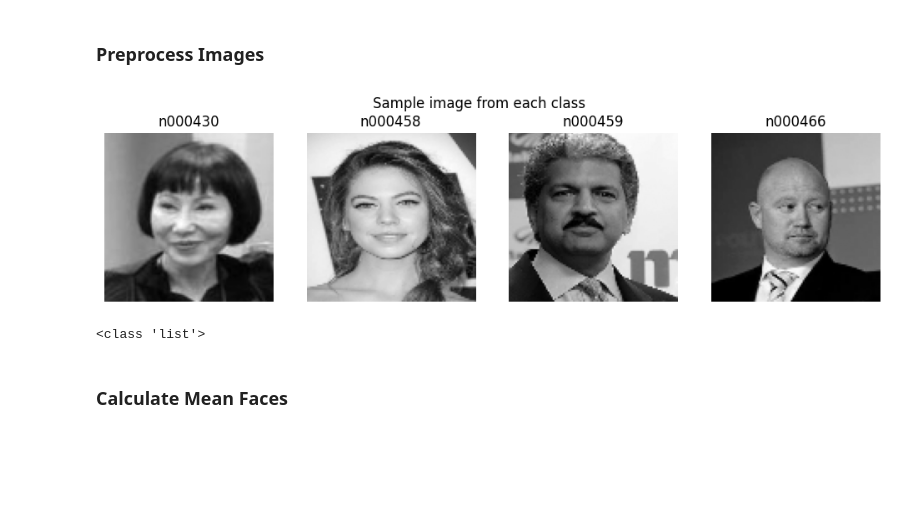
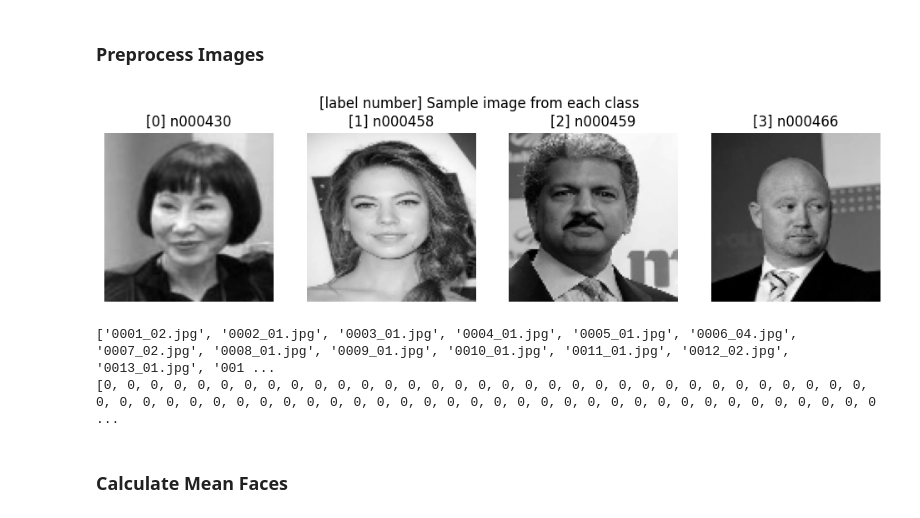
Before and after one commit to ReinerJasin/face_recognition_eigenfaces, a Jupyter notebook: project/face_recognition.ipynb, the cells around one changed output. Cells and saved outputs as stored; diff of their text form; code cells hidden in the pictures; blank space fills up the shorter version.

Commit message:
mapping label into numerical

```diff
--- a/project/face_recognition.ipynb
+++ b/project/face_recognition.ipynb
@@ -98,6 +98,13 @@ image_list = []
 label_list = []
 
 NUM_OF_CLASSES = 4
+
+label_mapping = {
+    'n000430': 0,
+    'n000458': 1,
+    'n000459': 2,
+    'n000466': 3,
+    }
 
 plt.figure(figsize=(NUM_OF_CLASSES * 3, 3))
 
@@ -116,7 +123,7 @@ for class_folder in sorted(os.listdir(data_dir)):
 
         # Save the list
         image_path_list.append(image_file)
-        label_list.append(class_folder)
+        label_list.append(label_mapping[class_folder])
 
         # Read as grayscale
         image = cv2.imread(data_dir / class_folder / image_file, cv2.IMREAD_GRAYSCALE)
@@ -131,8 +138,8 @@ for class_folder in sorted(os.listdir(data_dir)):
             # Show images as subplots
             plt.subplot(1, NUM_OF_CLASSES, len(class_folder_list))
             plt.imshow(image, cmap="gray")
-            plt.title(class_folder)
-            plt.suptitle('Sample image from each class')
+            plt.title(f'[{label_mapping[class_folder]}] {class_folder}')
+            plt.suptitle('[label number] Sample image from each class')
             plt.axis('off')
 
             # DEBUG PRINT
@@ -142,37 +149,38 @@ for class_folder in sorted(os.listdir(data_dir)):
 
         image_list.append(image.flatten())
 
 plt.show()
 
 image_list = np.array(image_list)
 
 # DEBUG PRINT
 # print(type(image_list))
 # print(image_list.ndim)
 # print(image_list.shape)
 
 # print(type(image_list[0]))
 
 # print(class_folder_list)
-# print(image_path_list)
-print(type(label_list))
+print(image_path_list)
+print(label_list)
 # print(len(image_path_list))
 # print(len(label_list))
 
 
 
 # Image resize for consistency (no need to be square, but needs to be the same for all images)
 
 
 # Convert image to grayscale
 
 
 # (Optional) manually adjust face alignment
 
 # (Optional) consistent lighting across the images
 # %% [output]
-[figure, old version]
+[figure, new version]
-<class 'list'>
+['0001_02.jpg', '0002_01.jpg', '0003_01.jpg', '0004_01.jpg', '0005_01.jpg', '0006_04.jpg', '0007_02.jpg', '0008_01.jpg', '0009_01.jpg', '0010_01.jpg', '0011_01.jpg', '0012_02.jpg', '0013_01.jpg', '001 ...
+[0, 0, 0, 0, 0, 0, 0, 0, 0, 0, 0, 0, 0, 0, 0, 0, 0, 0, 0, 0, 0, 0, 0, 0, 0, 0, 0, 0, 0, 0, 0, 0, 0, 0, 0, 0, 0, 0, 0, 0, 0, 0, 0, 0, 0, 0, 0, 0, 0, 0, 0, 0, 0, 0, 0, 0, 0, 0, 0, 0, 0, 0, 0, 0, 0, 0, 0 ...
 # %%
 # Convert images to vector
 
```
